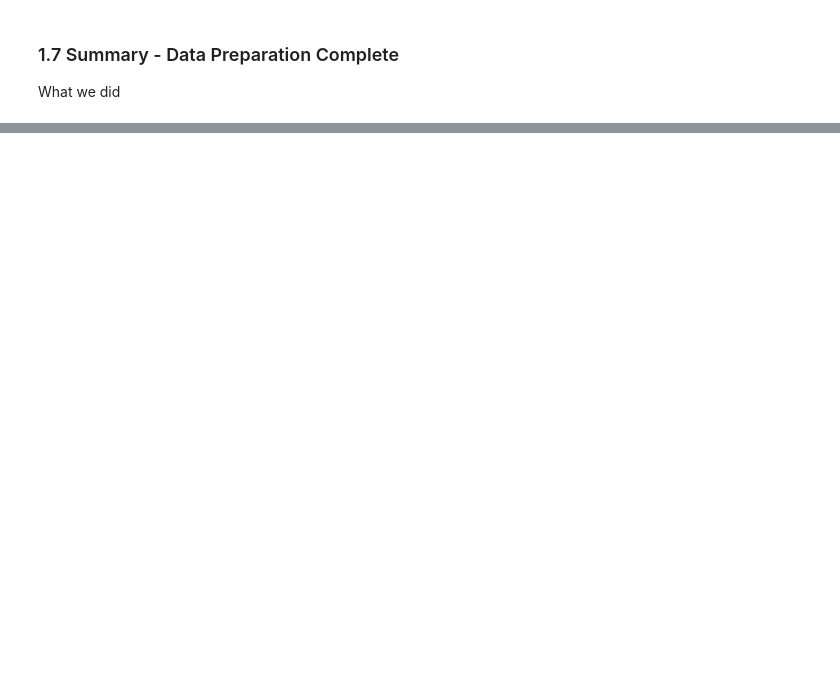
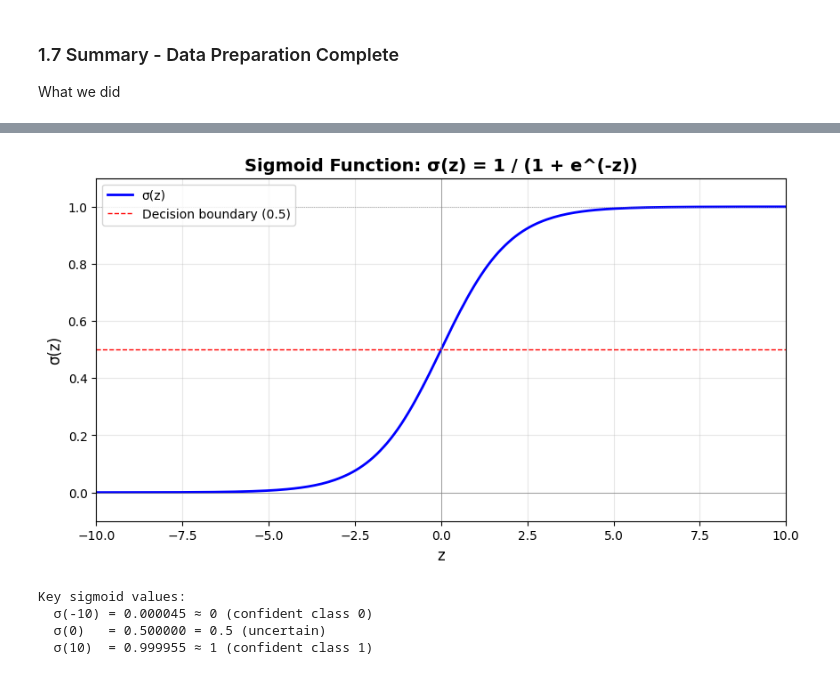
Before and after one commit to cris-eci/Logistic-Regression-Heart-Disease-Risk-Prediction, a Jupyter notebook: heart_disease_lr_analysis.ipynb, the cells around one changed output, grey strips where cells are left out. Drawn from its saved outputs; the diff is of its cells as text; code cells hidden in the pictures; blank space fills up the shorter version.

```diff
--- a/heart_disease_lr_analysis.ipynb
+++ b/heart_disease_lr_analysis.ipynb
@@ -442,0 +534,53 @@ Ready for model training!
+# %%
+def sigmoid(z):
+    """
+    Compute the sigmoid (logistic) function.
+
+    The sigmoid function maps any real number to the range (0, 1),
+    making it ideal for representing probabilities.
+
+    Parameters:
+    -----------
+    z : float or np.ndarray
+        Input value(s) - can be a scalar, vector, or matrix
+
+    Returns:
+    --------
+    float or np.ndarray
+        Sigmoid of input, same shape as z
+
+    Formula:
+    --------
+    σ(z) = 1 / (1 + e^(-z))
+    """
+    return 1 / (1 + np.exp(-z))
+
+# Visualize the sigmoid function
+z_values = np.linspace(-10, 10, 200)
+sig_values = sigmoid(z_values)
+
+plt.figure(figsize=(10, 5))
+plt.plot(z_values, sig_values, 'b-', linewidth=2, label='σ(z)')
+plt.axhline(0.5, color='red', linestyle='--', linewidth=1, label='Decision boundary (0.5)')
+plt.axvline(0, color='gray', linestyle='-', linewidth=0.5)
+plt.axhline(0, color='gray', linestyle='-', linewidth=0.5)
+plt.axhline(1, color='gray', linestyle=':', linewidth=0.5)
+plt.xlabel('z', fontsize=12)
+plt.ylabel('σ(z)', fontsize=12)
+plt.title('Sigmoid Function: σ(z) = 1 / (1 + e^(-z))', fontsize=14, fontweight='bold')
+plt.legend()
+plt.xlim(-10, 10)
+plt.ylim(-0.1, 1.1)
+plt.grid(True, alpha=0.3)
+plt.show()
+
+print("Key sigmoid values:")
+print(f"  σ(-10) = {sigmoid(-10):.6f} ≈ 0 (confident class 0)")
+print(f"  σ(0)   = {sigmoid(0):.6f} = 0.5 (uncertain)")
+print(f"  σ(10)  = {sigmoid(10):.6f} ≈ 1 (confident class 1)")
+# %% [output]
+[figure, added]
+Key sigmoid values:
+  σ(-10) = 0.000045 ≈ 0 (confident class 0)
+  σ(0)   = 0.500000 = 0.5 (uncertain)
+  σ(10)  = 0.999955 ≈ 1 (confident class 1)
```
Also changed, not shown: parts of 39 cells of this notebook.
